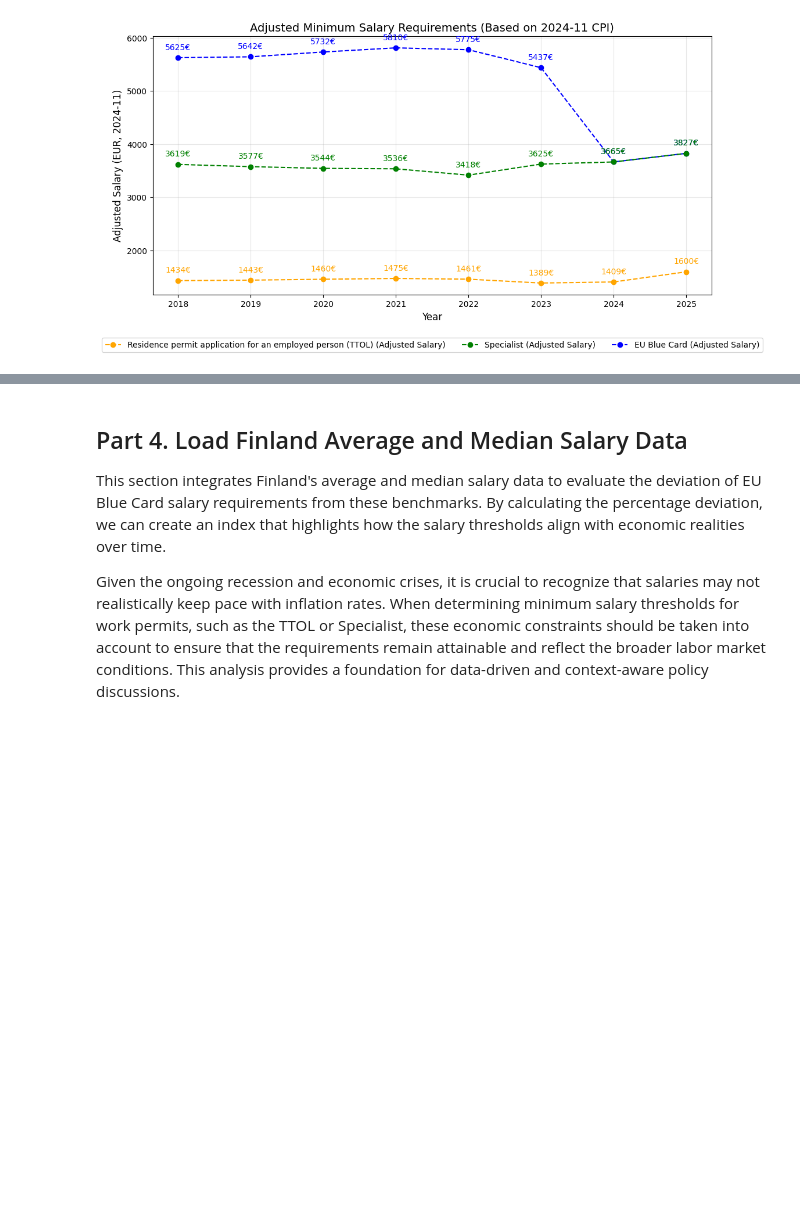
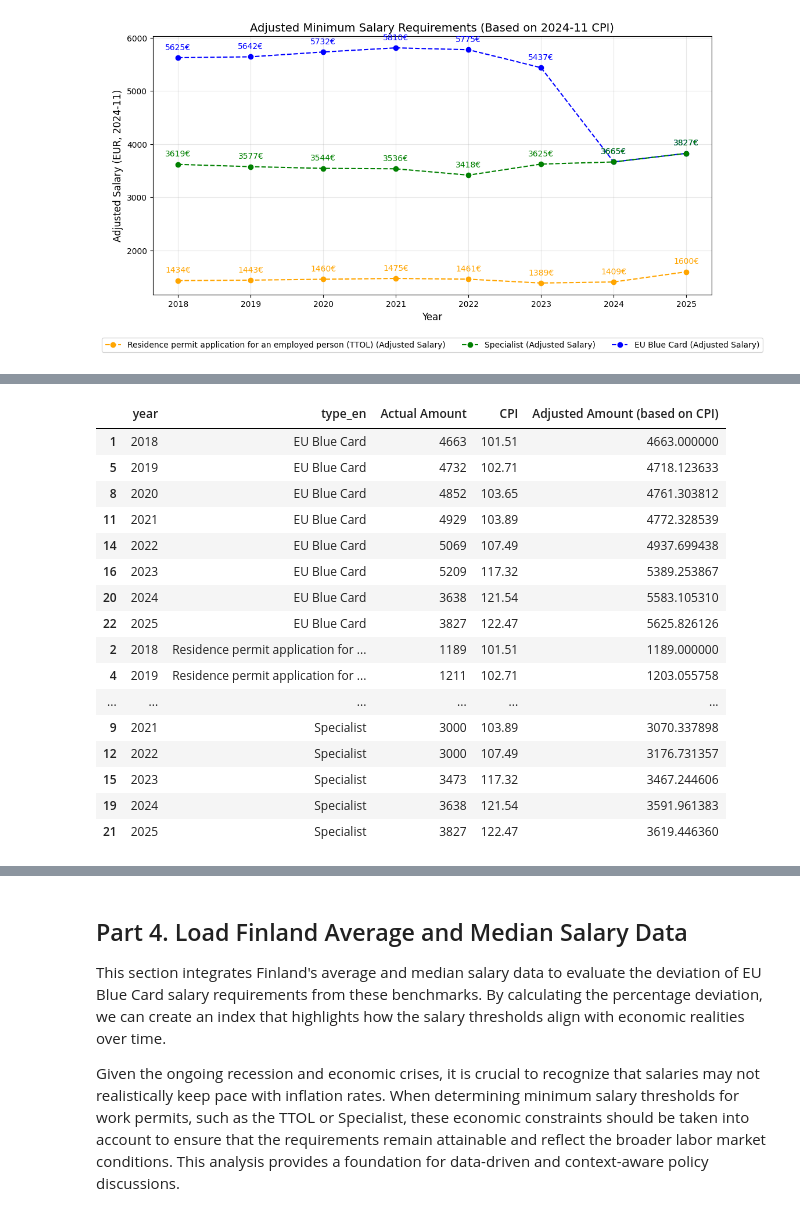
Before and after one commit to armanatory/DATA-MigriAnalysis, a Jupyter notebook: notebooks/Migri_Salary_Comparison_2018_2025.ipynb, the cells around one changed output, grey strips where cells are left out. Saved outputs shown, nothing was run; the diff lists cells and outputs as text; code cells hidden in the pictures; blank space fills up the shorter version.

```diff
--- a/notebooks/Migri_Salary_Comparison_2018_2025.ipynb
+++ b/notebooks/Migri_Salary_Comparison_2018_2025.ipynb
@@ -423,0 +436,67 @@ plt.show()
+# %%
+base_year = 2018
+
+# Get the latest actual salaries for all years from min_salaries_df
+actual_salaries_df = min_salaries_df.sort_values(by='archive_date').drop_duplicates(subset=['type_en', 'year'], keep='last')
+
+# Get the base salaries for 2018
+base_salaries_df = actual_salaries_df[actual_salaries_df['year'] == base_year].copy()
+base_cpi = cpi_beginning_of_year_df.loc[cpi_beginning_of_year_df['Year'] == base_year, 'CPI of Last Month of Previous Year'].values[0]
+base_salaries_df['CPI'] = base_cpi
+base_salaries_df.rename(columns={'amount': 'Actual Amount'}, inplace=True)
+base_salaries_df['Adjusted Amount (based on CPI)'] = base_salaries_df['Actual Amount']  # Same as original amount for the base year
+
+# Create a DataFrame to store adjusted salaries
+adjusted_salaries_df = pd.DataFrame()
+
+# Iterate over all years to calculate adjusted salaries
+for year in cpi_beginning_of_year_df['Year']:
+    # Get the actual salaries for the current year
+    current_salaries_df = actual_salaries_df[actual_salaries_df['year'] == year].copy()
+
+    # Get the CPI for the current year
+    current_cpi = cpi_beginning_of_year_df.loc[cpi_beginning_of_year_df['Year'] == year, 'CPI of Last Month of Previous Year'].values[0]
+
+    # Add CPI and calculate adjusted amounts
+    if year > base_year:
+        # Calculate the CPI ratio for adjusting the base salary
+        cpi_ratio = current_cpi / base_cpi
+
+        # Adjust salaries based on the 2018 base salary and CPI
+        current_salaries_df['Adjusted Amount (based on CPI)'] = base_salaries_df.set_index('type_en').loc[
+            current_salaries_df['type_en'], 'Actual Amount'
+        ].values * cpi_ratio
+    else:
+        # For the base year, adjusted amount is the same as the actual amount
+        current_salaries_df['Adjusted Amount (based on CPI)'] = current_salaries_df['amount']
+
+    # Add CPI column
+    current_salaries_df.rename(columns={'amount': 'Actual Amount'}, inplace=True)
+    current_salaries_df['CPI'] = current_cpi
+
+    # Append the results to the final DataFrame
+    adjusted_salaries_df = pd.concat([adjusted_salaries_df, current_salaries_df], ignore_index=True)
+
+# Sort the final DataFrame for clarity
+adjusted_salaries_df = adjusted_salaries_df.sort_values(['type_en', 'year'])
+
+# Display the resulting DataFrame
+display(adjusted_salaries_df[['year', 'type_en', 'Actual Amount', 'CPI', 'Adjusted Amount (based on CPI)']])
+# %% [output]
+|  | year | type_en | Actual Amount | CPI | Adjusted Amount (based on CPI) |
+| 1 | 2018 | EU Blue Card | 4663 | 101.51 | 4663.000000 |
+| 5 | 2019 | EU Blue Card | 4732 | 102.71 | 4718.123633 |
+| 8 | 2020 | EU Blue Card | 4852 | 103.65 | 4761.303812 |
+| 11 | 2021 | EU Blue Card | 4929 | 103.89 | 4772.328539 |
+| 14 | 2022 | EU Blue Card | 5069 | 107.49 | 4937.699438 |
+| 16 | 2023 | EU Blue Card | 5209 | 117.32 | 5389.253867 |
+| 20 | 2024 | EU Blue Card | 3638 | 121.54 | 5583.105310 |
+| 22 | 2025 | EU Blue Card | 3827 | 122.47 | 5625.826126 |
+| 2 | 2018 | Residence permit application for ... | 1189 | 101.51 | 1189.000000 |
+| 4 | 2019 | Residence permit application for ... | 1211 | 102.71 | 1203.055758 |
+| ... | ... | ... | ... | ... | ... |
+| 9 | 2021 | Specialist | 3000 | 103.89 | 3070.337898 |
+| 12 | 2022 | Specialist | 3000 | 107.49 | 3176.731357 |
+| 15 | 2023 | Specialist | 3473 | 117.32 | 3467.244606 |
+| 19 | 2024 | Specialist | 3638 | 121.54 | 3591.961383 |
+| 21 | 2025 | Specialist | 3827 | 122.47 | 3619.446360 |
```
Also changed, not shown: parts of 4 cells of this notebook.
